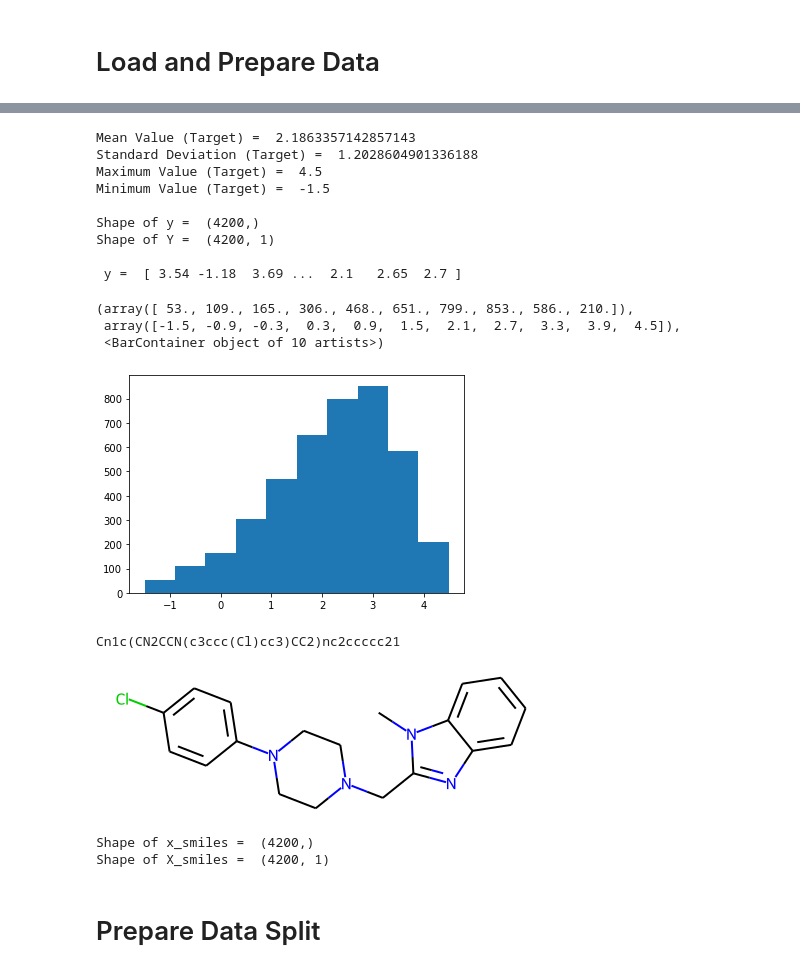
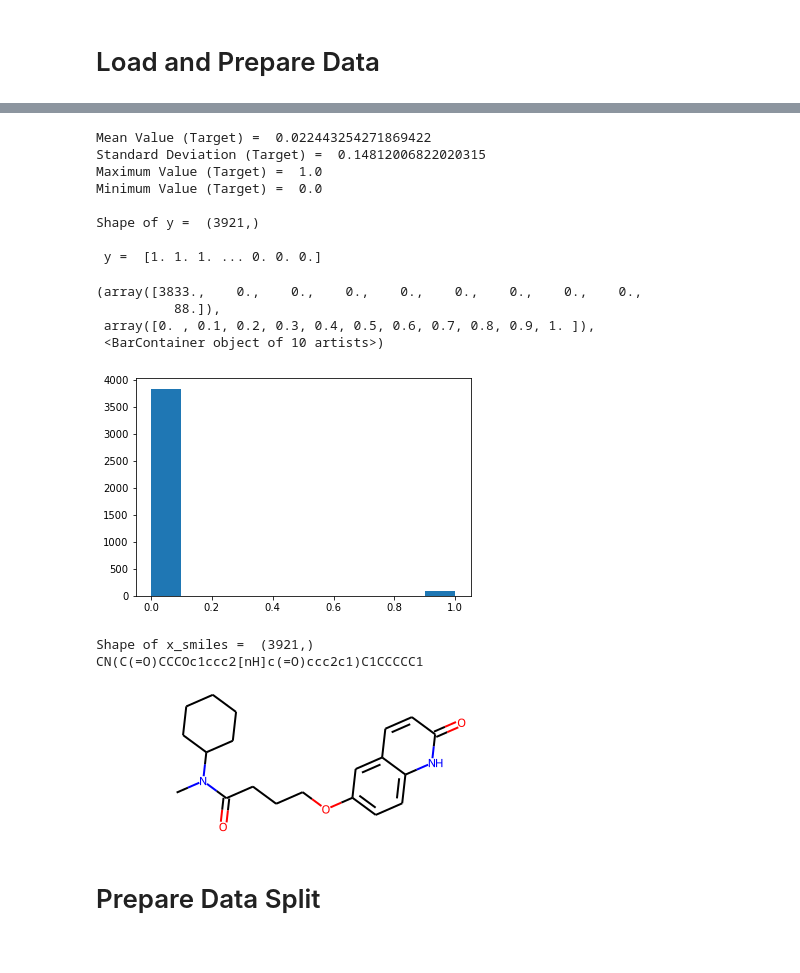
Before and after one commit to MarkusFerdinandDablander/ECFP-substructure-pooling-Sort-and-Slice, a Jupyter notebook: substructure_pooling_experiments.ipynb, the cells around one changed output, grey strips where cells are left out. Cells and saved outputs as stored; diff of their text form; code cells hidden in the pictures.

```diff
--- a/substructure_pooling_experiments.ipynb
+++ b/substructure_pooling_experiments.ipynb
@@ -55,25 +54,25 @@ prop_name = "Activity"
 
 settings_dict["dataset_name"] = "moleculenet_lipophilicity"
 settings_dict["task_type"] = "regression"
-prop_name = "exp"
+settings_dict["prop_name"] = "exp"
 # %%
 # AqSolDB solubility
 
 settings_dict["dataset_name"] = "aqsoldb_solubility"
 settings_dict["task_type"] = "regression"
-prop_name = "Solubility"
+settings_dict["prop_name"] = "Solubility"
 # %%
 # PostEra SARS-CoV-2 Mpro inhibition
 
 settings_dict["dataset_name"] = "postera_sars_cov_2_mpro"
 settings_dict["task_type"] = "regression"
-prop_name = "f_avg_IC50"
+settings_dict["prop_name"] = "f_avg_IC50"
 # %%
 # Ames mutagenicity
 
 settings_dict["dataset_name"] = "ames_mutagenicity"
 settings_dict["task_type"] = "classification"
-prop_name = "Activity"
+settings_dict["prop_name"] = "Activity"
 # %%
 # load clean data
 
@@ -96,54 +95,44 @@ display(dataframe)
 # %%
-# construct target variable y/Y (convert Ki to pKi by taking negative logarithm with basis 10 for the SARS-CoV-2 main protease data set)
-
-# extract labels
+# construct target variable y (for the SARS-CoV-2 main protease data set, we convert Ki to pKi by taking negative decadic logarithm)
 
 if settings_dict["dataset_name"] == "postera_sars_cov_2_mpro":
-    y = -np.log10(dataframe.loc[:, prop_name].values.astype(float))
-    Y = np.reshape(y, (len(y), 1))
+    y = -np.log10(dataframe.loc[:, settings_dict["prop_name"]].values.astype(float))
 else:
-    y = dataframe.loc[:, prop_name].values.astype(float)
-    Y = np.reshape(y, (len(y), 1))
+    y = dataframe.loc[:, settings_dict["prop_name"]].values.astype(float)
 
 print("Mean Value (Target) = ", np.mean(y))
 print("Standard Deviation (Target) = ", np.std(y))
 print("Maximum Value (Target) = ", np.amax(y))
 print("Minimum Value (Target) = ", np.amin(y), "\n")
 
 print("Shape of y = ", y.shape)
-print("Shape of Y = ", Y.shape)
-
 print("\n y = ", y)
 
 plt.hist(y)
 # %% [output]
-Mean Value (Target) =  2.1863357142857143
-Standard Deviation (Target) =  1.2028604901336188
-Maximum Value (Target) =  4.5
-Minimum Value (Target) =  -1.5
+Mean Value (Target) =  0.022443254271869422
+Standard Deviation (Target) =  0.14812006822020315
+Maximum Value (Target) =  1.0
+Minimum Value (Target) =  0.0
 
-Shape of y =  (4200,)
-Shape of Y =  (4200, 1)
+Shape of y =  (3921,)
 
- y =  [ 3.54 -1.18  3.69 ...  2.1   2.65  2.7 ]
+ y =  [1. 1. 1. ... 0. 0. 0.]
-(array([ 53., 109., 165., 306., 468., 651., 799., 853., 586., 210.]),
- array([-1.5, -0.9, -0.3,  0.3,  0.9,  1.5,  2.1,  2.7,  3.3,  3.9,  4.5]),
+(array([3833.,    0.,    0.,    0.,    0.,    0.,    0.,    0.,    0.,
+          88.]),
+ array([0. , 0.1, 0.2, 0.3, 0.4, 0.5, 0.6, 0.7, 0.8, 0.9, 1. ]),
  <BarContainer object of 10 artists>)
-[figure, old version]
+[figure, new version]
 # %%
-# extract Smiles strings
+# extract SMILES strings
 
-X_smiles = np.reshape(dataframe["SMILES"].values, (len(dataframe), 1))
-x_smiles = X_smiles[:,0]
+x_smiles = np.reshape(dataframe["SMILES"].values, (len(dataframe), 1))[:,0]
 
+print("Shape of x_smiles = ", x_smiles.shape)
 print(x_smiles[0])
 display(Chem.MolFromSmiles(x_smiles[0]))
-
-print("Shape of x_smiles = ", x_smiles.shape)
-print("Shape of X_smiles = ", X_smiles.shape)
 # %% [output]
-Cn1c(CN2CCN(c3ccc(Cl)cc3)CC2)nc2ccccc21
+Shape of x_smiles =  (3921,)
+CN(C(=O)CCCOc1ccc2[nH]c(=O)ccc2c1)C1CCCCC1
-[figure, old version]
+[figure, new version]
-Shape of x_smiles =  (4200,)
-Shape of X_smiles =  (4200, 1)
 # %%
```
Also changed, not shown: parts of 12 cells of this notebook, 7 other files.
